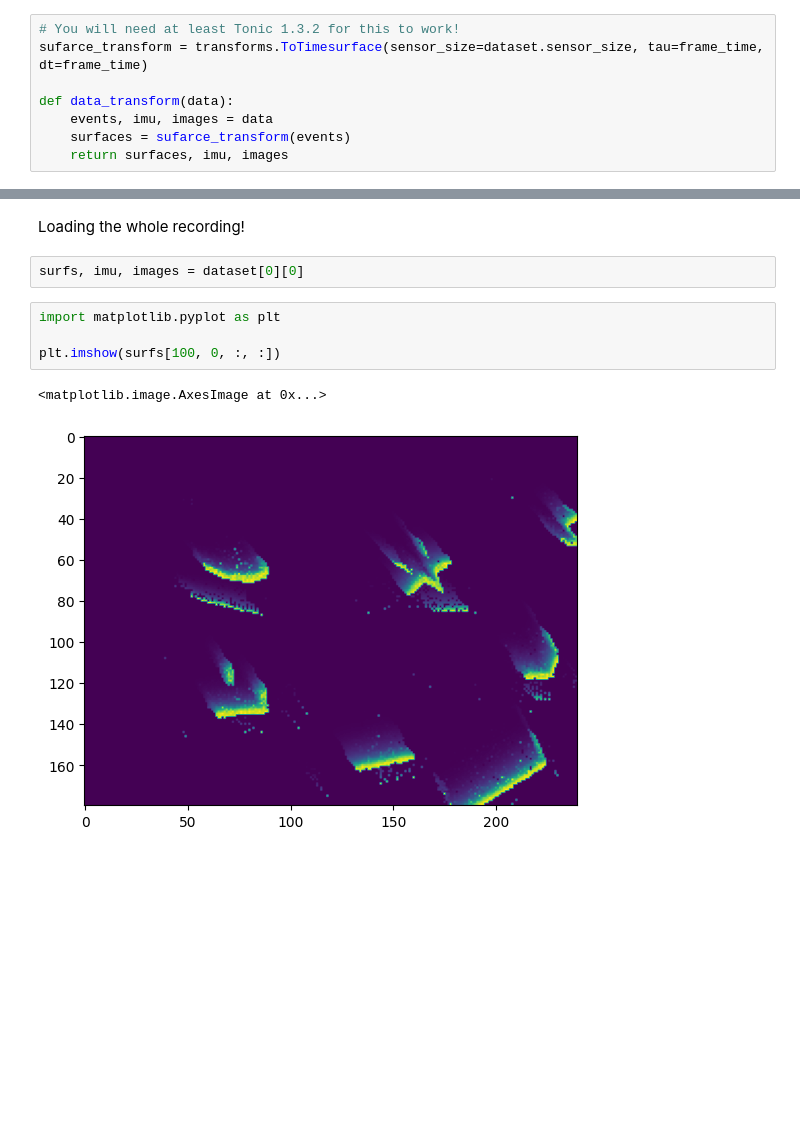
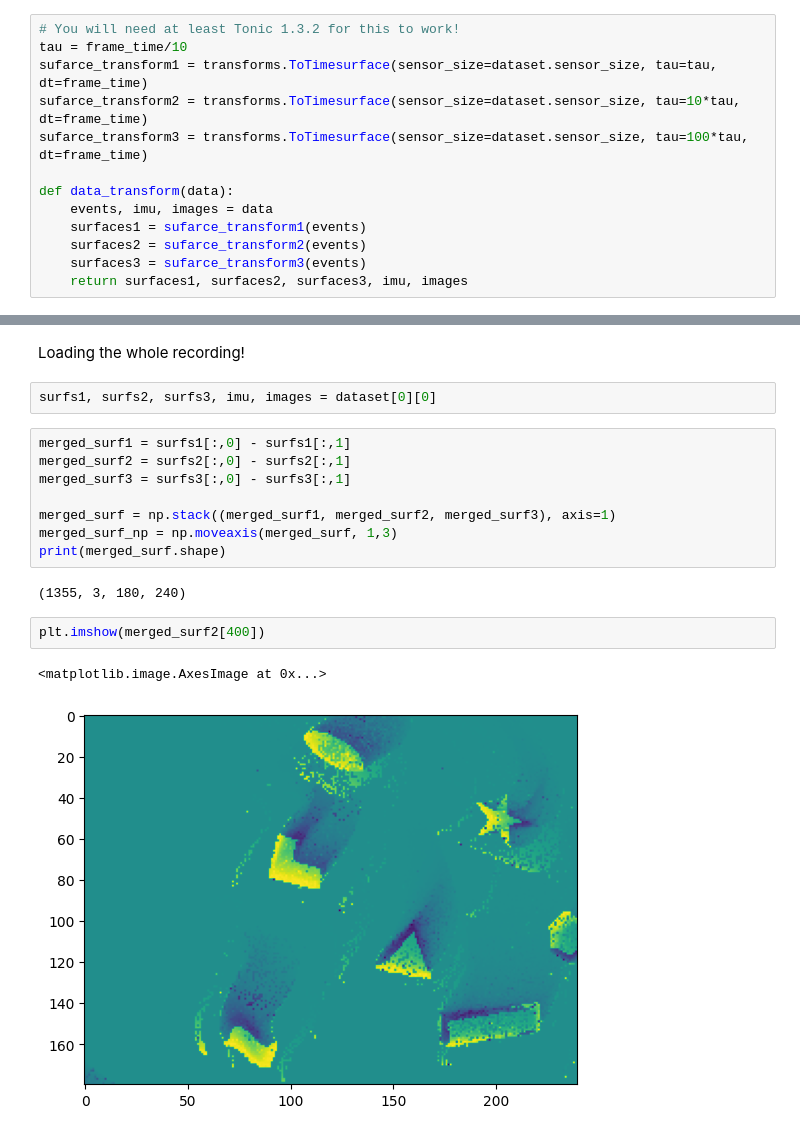
Before and after one commit to neuromorphs/event-diffusers, a Jupyter notebook: davis-data.ipynb, the cells around one changed output, grey strips where cells are left out. Cells and saved outputs as stored; diff of their text form; blank space fills up the shorter version.

Commit message:
plotting multichannel timesurface

```diff
--- a/davis-data.ipynb
+++ b/davis-data.ipynb
@@ -13,12 +19,17 @@ frame_time = images['ts'][1] - images['ts'][0]
 Next we specify the time surface transform that is going to be applied to events only whenever a new sample is loaded
 # %%
 # You will need at least Tonic 1.3.2 for this to work!
-sufarce_transform = transforms.ToTimesurface(sensor_size=dataset.sensor_size, tau=frame_time, dt=frame_time)
+tau = frame_time/10
+sufarce_transform1 = transforms.ToTimesurface(sensor_size=dataset.sensor_size, tau=tau, dt=frame_time)
+sufarce_transform2 = transforms.ToTimesurface(sensor_size=dataset.sensor_size, tau=10*tau, dt=frame_time)
+sufarce_transform3 = transforms.ToTimesurface(sensor_size=dataset.sensor_size, tau=100*tau, dt=frame_time)
 
 def data_transform(data):
     events, imu, images = data
-    surfaces = sufarce_transform(events)
-    return surfaces, imu, images
+    surfaces1 = sufarce_transform1(events)
+    surfaces2 = sufarce_transform2(events)
+    surfaces3 = sufarce_transform3(events)
+    return surfaces1, surfaces2, surfaces3, imu, images
 # %% [markdown]
 Let's redefine the dataset with the data transform
 # %%
@@ -26,11 +37,19 @@ dataset = datasets.DAVISDATA(save_to="data", recording="shapes_6dof", transform=
 # %% [markdown]
 Loading the whole recording!
 # %%
-surfs, imu, images = dataset[0][0]
+surfs1, surfs2, surfs3, imu, images = dataset[0][0]
-# %%
-import matplotlib.pyplot as plt
-
-plt.imshow(surfs[100, 0, :, :])
-# %% [output]
-<matplotlib.image.AxesImage at 0x...>
-[figure, removed]
+# %%
+merged_surf1 = surfs1[:,0] - surfs1[:,1]
+merged_surf2 = surfs2[:,0] - surfs2[:,1]
+merged_surf3 = surfs3[:,0] - surfs3[:,1]
+
+merged_surf = np.stack((merged_surf1, merged_surf2, merged_surf3), axis=1)
+merged_surf_np = np.moveaxis(merged_surf, 1,3)
+print(merged_surf.shape)
+# %% [output]
+(1355, 3, 180, 240)
+# %%
+plt.imshow(merged_surf2[400])
+# %% [output]
+<matplotlib.image.AxesImage at 0x...>
+[figure, added]
```
Also changed, not shown: parts of 5 cells of this notebook.
